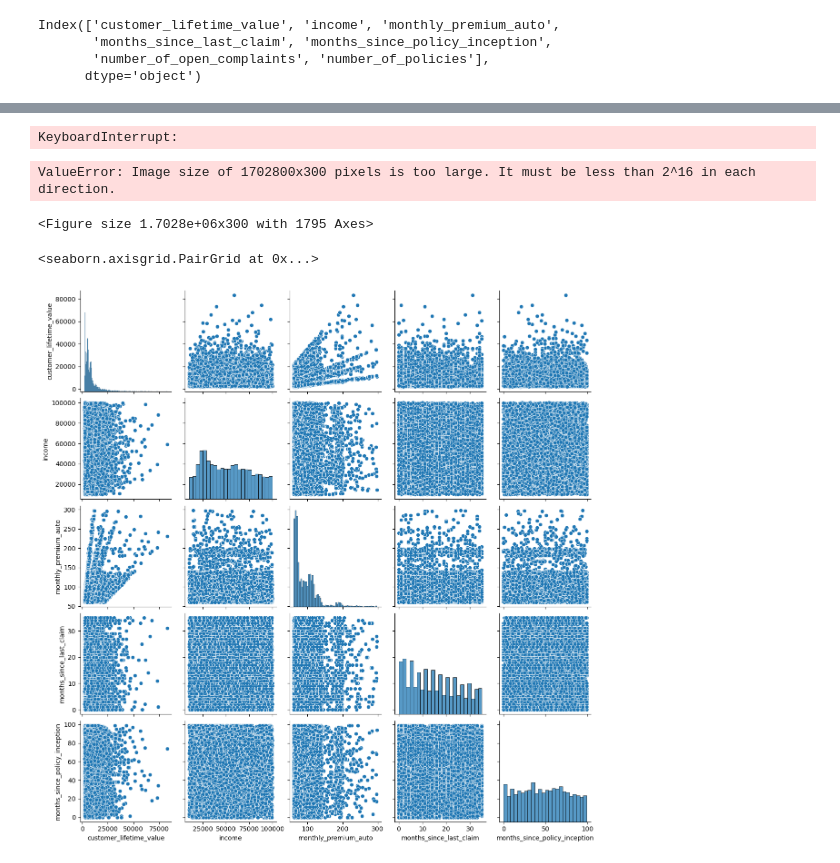
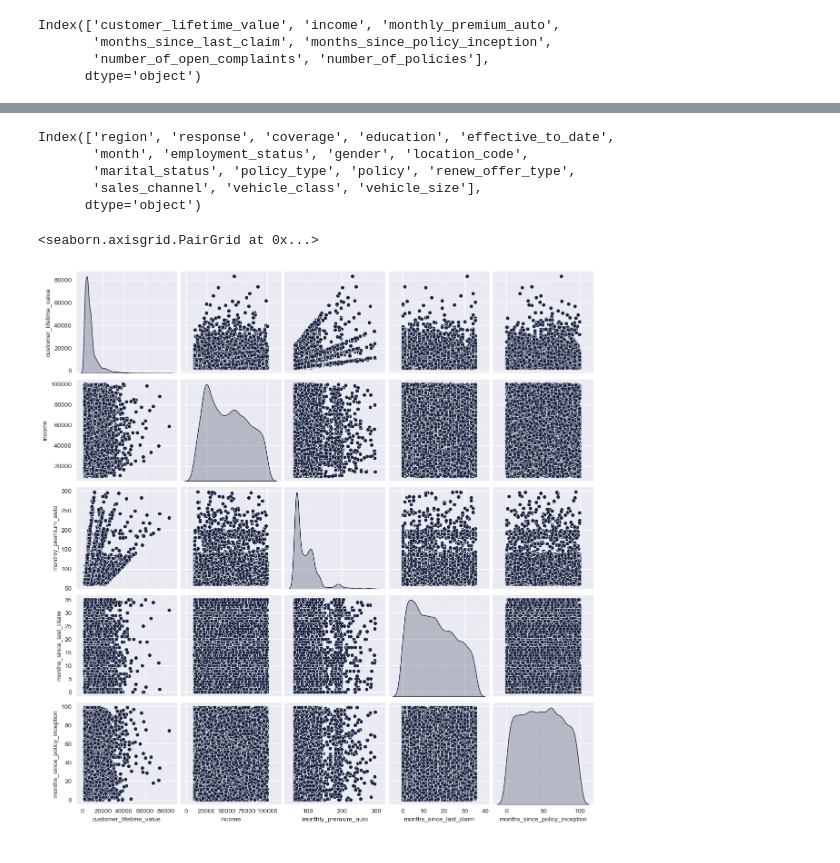
Before and after one commit to Phylanxy/Labs, a Jupyter notebook: week 2/Day 2/Lab_EDA.ipynb, the cells around one changed output, grey strips where cells are left out. Saved outputs shown, nothing was run; the diff lists cells and outputs as text; code cells hidden in the pictures.

```diff
--- a/week 2/Day 2/Lab_EDA.ipynb
+++ b/week 2/Day 2/Lab_EDA.ipynb
@@ -13,10 +15,12 @@ import matplotlib.pyplot as plt
 df = pd.read_csv("Data_Marketing_Customer_Analysis_Round3.csv")
 # %%
-#create dataframes with numerical
+# create dataframes with numerical...
 df_num = df[df.select_dtypes(include=[np.number]).columns]
-num_cols = df_num.columns.drop("total_claim_amount")
+# ...and categorical data only
+df_cat = df[df.select_dtypes(include=[object]).columns]
 
-#and categorical data only
-df_cat = df[df.select_dtypes(include=[object]).columns]
+# define numerical column index
+num_cols = df_num.columns
+# define categorical column index
 cat_cols = df_cat.columns
 # %%
@@ -96,17 +49,18 @@ g.map(sns.histplot, "tip")
-# %%
-g = sns.FacetGrid(df_num, col="customer_lifetime_value")
-g.map(sns.histplot, "value")
-# %% [output]
-KeyboardInterrupt:
-ValueError: Image size of 1702800x300 pixels is too large. It must be less than 2^16 in each direction.
-<Figure size 1.7028e+06x300 with 1795 Axes>
+# %%
+cat_cols
+# %% [output]
+Index(['region', 'response', 'coverage', 'education', 'effective_to_date',
+       'month', 'employment_status', 'gender', 'location_code',
+       'marital_status', 'policy_type', 'policy', 'renew_offer_type',
+       'sales_channel', 'vehicle_class', 'vehicle_size'],
+      dtype='object')
+# %%
+# set the color palette to cubehelix with 6 layers of depth
+sns.set_palette("cubehelix", n_colors=6)
 # %%
-#change the palette used by seaborn plots
-sns.color_palette("flare", as_cmap=True)
-
-#create a pairplot which plots each variable against all others in scatterplots
-sns.pairplot(df_num[num_cols.drop(["number_of_open_complaints","number_of_policies"])])
+# create a pairplot which plots each variable against all others in pairs of scatterplots
+sns.pairplot(df_num[num_cols.drop(["number_of_open_complaints","number_of_policies"])], diag_kind="kde")
 # %% [output]
 <seaborn.axisgrid.PairGrid at 0x...>
-[figure, old version]
+[figure, new version]
 # %%
```
Also changed, not shown: parts of 22 cells of this notebook, 1 other file.
